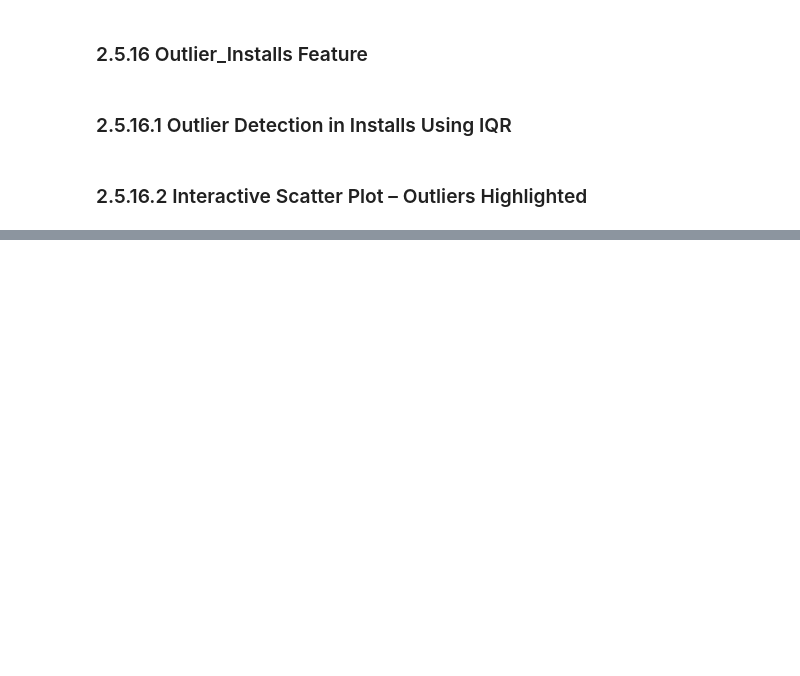
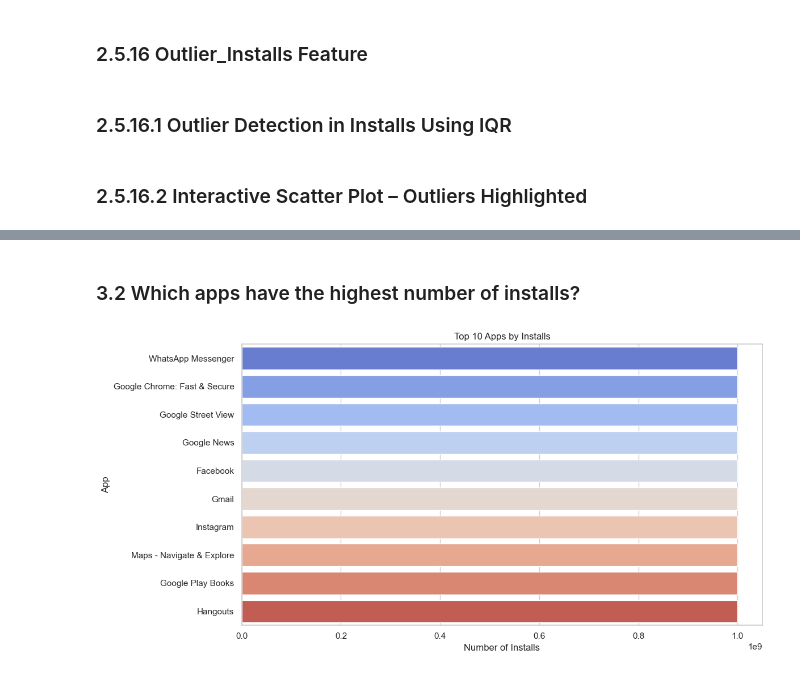
Before and after one commit to ejazurrehman/EDA_Google_Play_Store_App, a Jupyter notebook: eda_google_playstore_app.ipynb, the cells around one changed output, grey strips where cells are left out. Saved outputs shown, nothing was run; the diff lists cells and outputs as text; code cells hidden in the pictures; blank space fills up the shorter version.

```diff
--- a/eda_google_playstore_app.ipynb
+++ b/eda_google_playstore_app.ipynb
@@ -1670,0 +1742,13 @@ fig.show()
+# %% [markdown]
+### 3.2 Which apps have the highest number of installs?
+# %%
+top_installed_apps = df[['App', 'Installs']].drop_duplicates().sort_values(by='Installs', ascending=False).head(10)
+plt.figure(figsize=(12,6))
+sns.barplot(x='Installs', y='App', data=top_installed_apps, palette='coolwarm')
+plt.title('Top 10 Apps by Installs')
+plt.xlabel('Number of Installs')
+plt.ylabel('App')
+plt.tight_layout()
+plt.show()
+# %% [output]
+[figure, added]
```
Also changed, not shown: parts of 36 cells of this notebook.
